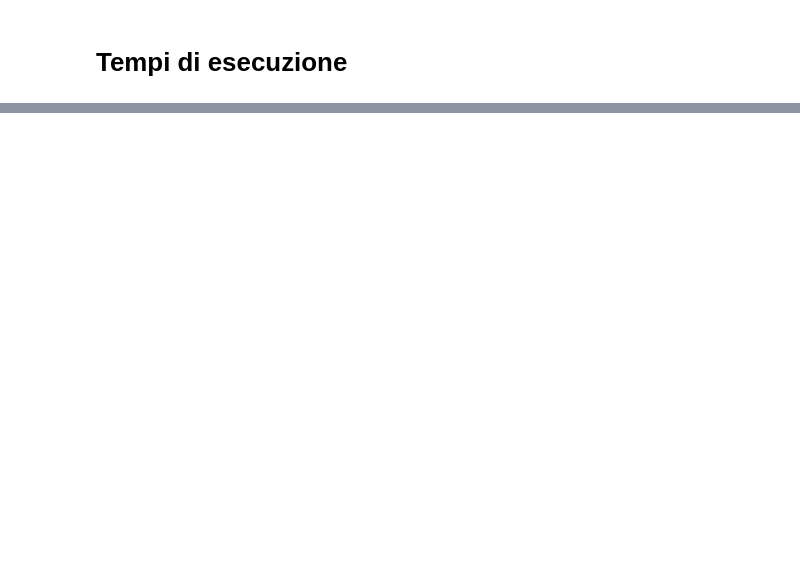
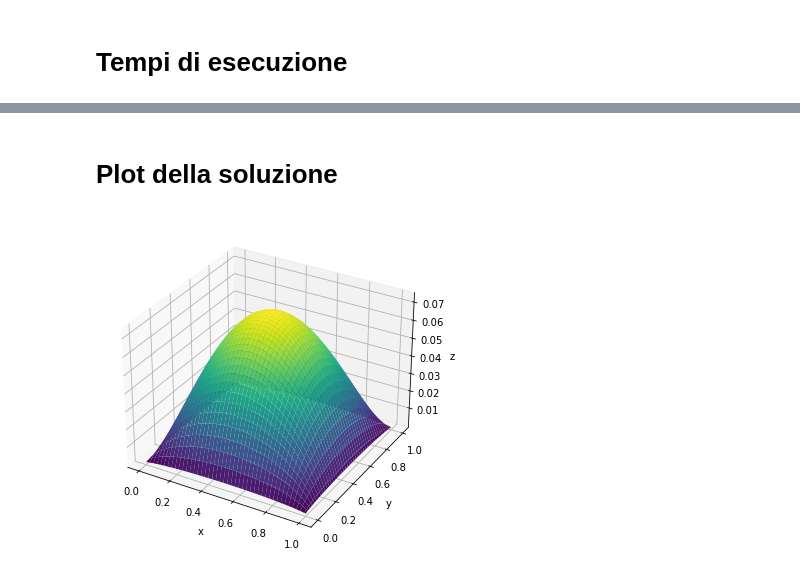
Before and after one commit to GiuliaCasti/Progetto_LabInf_2025_26, a Jupyter notebook: Task5/Notebook_Task5.ipynb, the cells around one changed output, grey strips where cells are left out. Cells and saved outputs as stored; diff of their text form; code cells hidden in the pictures; blank space fills up the shorter version.

```diff
--- a/Task5/Notebook_Task5.ipynb
+++ b/Task5/Notebook_Task5.ipynb
@@ -168,0 +196,24 @@ KeyError: (32, 0)
+# %% [markdown]
+# Plot della soluzione
+# %%
+N = 128
+
+x = np.linspace(0,1,N)
+y = np.linspace(0,1,N)
+X, Y = np.meshgrid(x, y)
+
+plottedU = [[soluzioneU[(N,0)][x*N+y] for x in range(N)] for y in range(N)]
+Z = np.array(plottedU)
+
+fig = plt.figure(figsize=(8,6))
+ax = fig.add_subplot(111, projection='3d')
+
+ax.plot_surface(X, Y, Z, cmap='viridis')
+
+ax.set_xlabel('x')
+ax.set_ylabel('y')
+ax.set_zlabel('z')
+
+plt.show()
+# %% [output]
+[figure, added]
```
Also changed, not shown: parts of 11 cells of this notebook, 10 other files.
